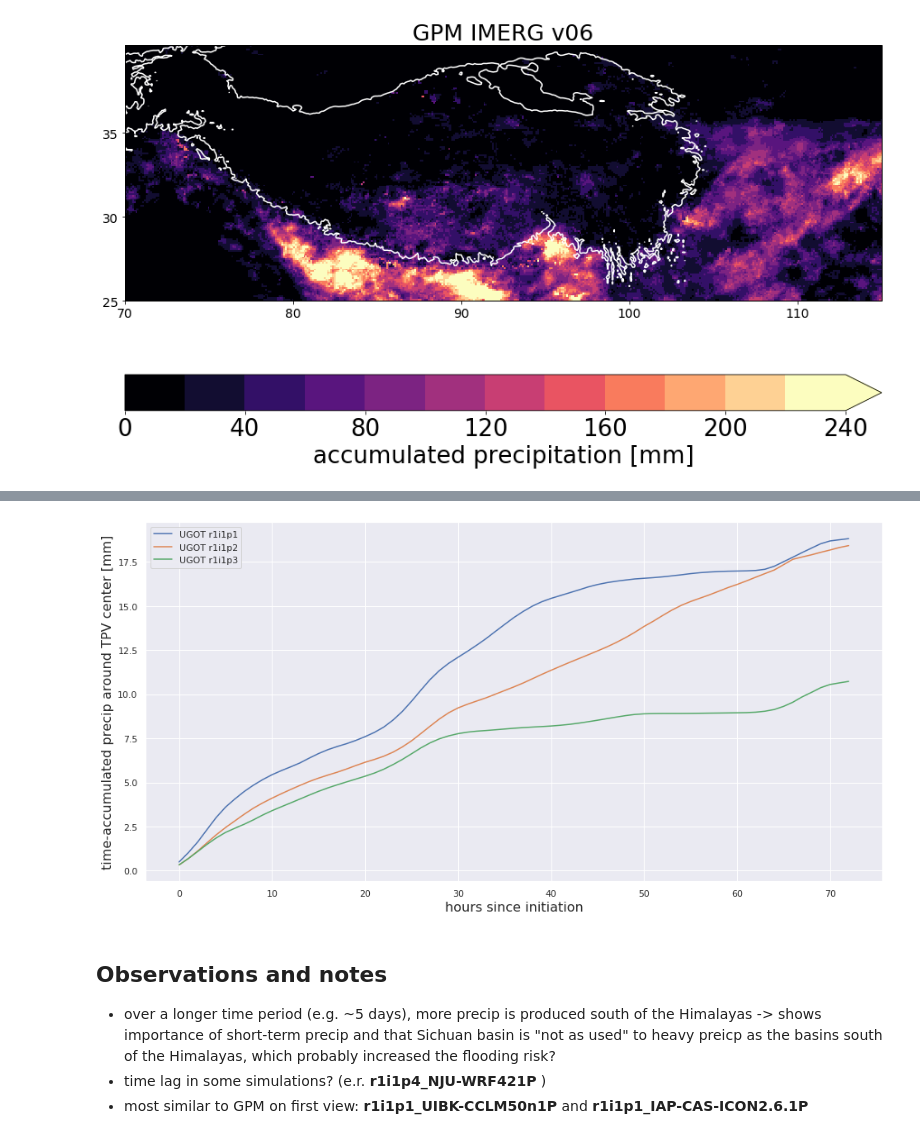
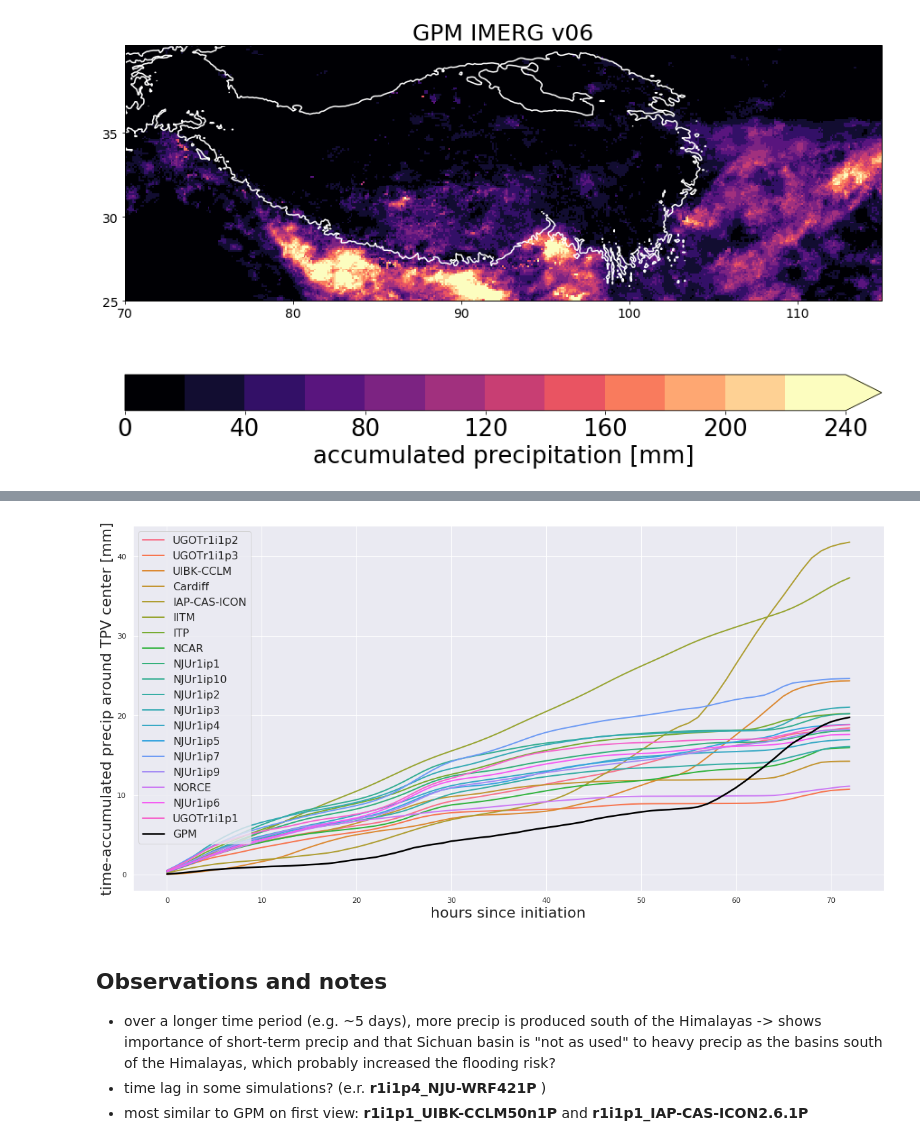
Before and after one commit to JuliaKukulies/cptp, a Jupyter notebook: mcs_case_2008_overview.ipynb, the cells around one changed output, grey strips where cells are left out. Saved outputs shown, nothing was run; the diff lists cells and outputs as text; code cells hidden in the pictures.

Commit message:
added time graph showing precip evolution with TPV center

```diff
--- a/mcs_case_2008_overview.ipynb
+++ b/mcs_case_2008_overview.ipynb
@@ -61,7 +36,7 @@ def make_plot(x, y, data, title):
 # %%
 ### list all files that contain accumulated precipitation ###
 
-path = Path('/media/juli/Data/projects/data/model/CPTP/')
+path = Path('/media/juli/Data/projects/data/model/')
 files= path.glob('accumulated_precip/*18-23*nc')
 file_list = [x for x in files if x.is_file()]
 file_list.sort()
@@ -145,7 +123,9 @@ plt.show()
 # %%
 ## read in ERA5 track
+import pandas as pd
+from scipy import interpolate
 track_era5 = pd.read_table('/media/juli/Data/projects/moisture_transport/tpv_2008_awt/ERA5_TPV_track.txt', sep = '\s',names = ['time', 'lon', 'lat', 'geopotential'])
 # interpolat timesteps to hourly to facilitate comparison
 f = interpolate.interp1d(track_era5.lon.values, track_era5.lat.values)
 tpv_lon = np.linspace(track_era5.lon.values.min(), track_era5.lon.values.max(), 73)
-tpv_lat = f(lonnew)
+tpv_lat = f(tpv_lon)
@@ -212,23 +132,43 @@ ugot_r1i1p3 = get_precip(tpv_lon, tpv_lat, files)
+# %%
+## create dictionary with precip calculation for each experiment
+
+paths = Path('/media/juli/Data/projects/data/model/CPTP/').glob('*/Hourly/')
+paths = [x for x in paths if x.is_dir()]
+precip= dict()
+
+for p in paths:
+    file_list= p.glob('*hour*.nc')
+    files = [x for x in file_list if x.is_file()]
+    files.sort()
+    experiment = files[0].parents[1].stem
+    precip[experiment] = get_precip(tpv_lon, tpv_lat, files)
+# %%
+gpm_files = glob.glob('/media/juli/Data/projects/moisture_transport/tpv_2008_awt/hourly/gpm_hourly*nc')
+gpm_files.sort()
+gpm_precip= get_precip_gpm(tpv_lon, tpv_lat, gpm_files)
 # %%
-plt.figure(figsize= (16,8))
+plt.figure(figsize= (20,10))
 sns.set()
-plt.plot(ugot_r1i1p1, label = 'UGOT r1i1p1')
-plt.plot(ugot_r1i1p2, label = 'UGOT r1i1p2')
-plt.plot(ugot_r1i1p3, label = 'UGOT r1i1p3')
+sns.set_palette("husl", 20)
+fs= 22
 
-plt.legend()
+for key in precip.keys():
+    plt.plot(precip[key], label = key, linewidth = 2.0)
+    i+=1
 
+plt.plot(gpm_precip, label = 'GPM', color = 'black', linewidth = 2.5)
+plt.legend(fontsize = 16)
 plt.grid(True)
-plt.ylabel('time-accumulated precip around TPV center [mm]', fontsize = 16 )
-plt.xlabel('hours since initiation', fontsize = 16)
+plt.ylabel('time-accumulated precip around TPV center [mm]', fontsize = fs )
+plt.xlabel('hours since initiation', fontsize = fs)
 
 plt.savefig('plots/time_accumulated_precip_around_TPV_center.png')
 plt.show()
 # %% [output]
-[figure, old version]
+[figure, new version]
 # %% [markdown]
 ## Observations and notes
 
-- over a longer time period (e.g. ~5 days), more precip is produced south of the Himalayas -> shows importance of short-term precip and that Sichuan basin is "not as used" to heavy preicp as the basins south of the Himalayas, which probably increased the flooding risk?
+- over a longer time period (e.g. ~5 days), more precip is produced south of the Himalayas -> shows importance of short-term precip and that Sichuan basin is "not as used" to heavy precip as the basins south of the Himalayas, which probably increased the flooding risk?
 - time lag in some simulations? (e.r. **r1i1p4_NJU-WRF421P** )
 - most similar to GPM on first view: **r1i1p1_UIBK-CCLM50n1P** and **r1i1p1_IAP-CAS-ICON2.6.1P**
```
Also changed, not shown: parts of 7 cells of this notebook.
